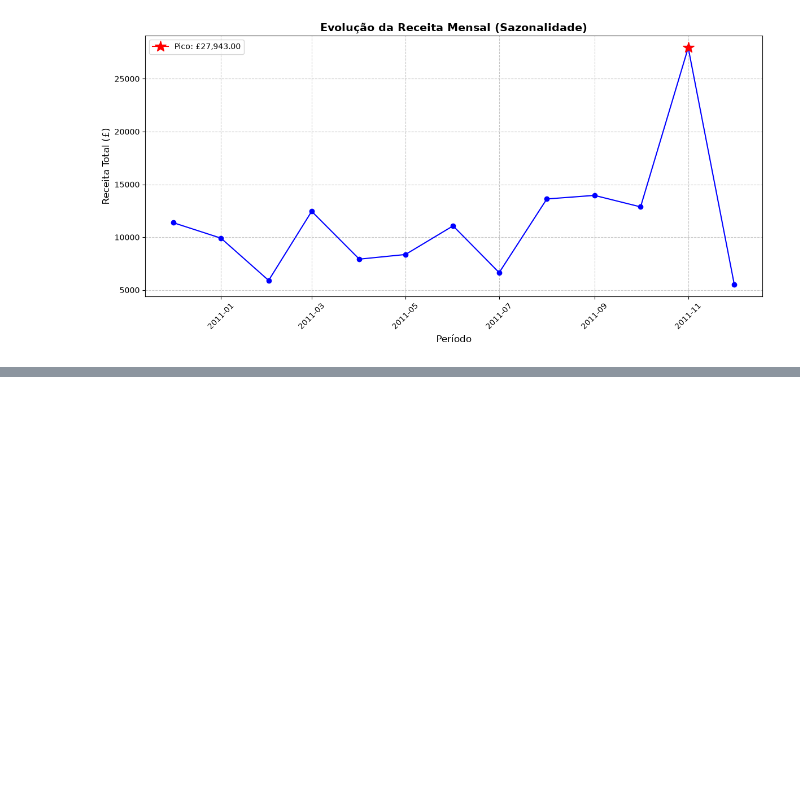
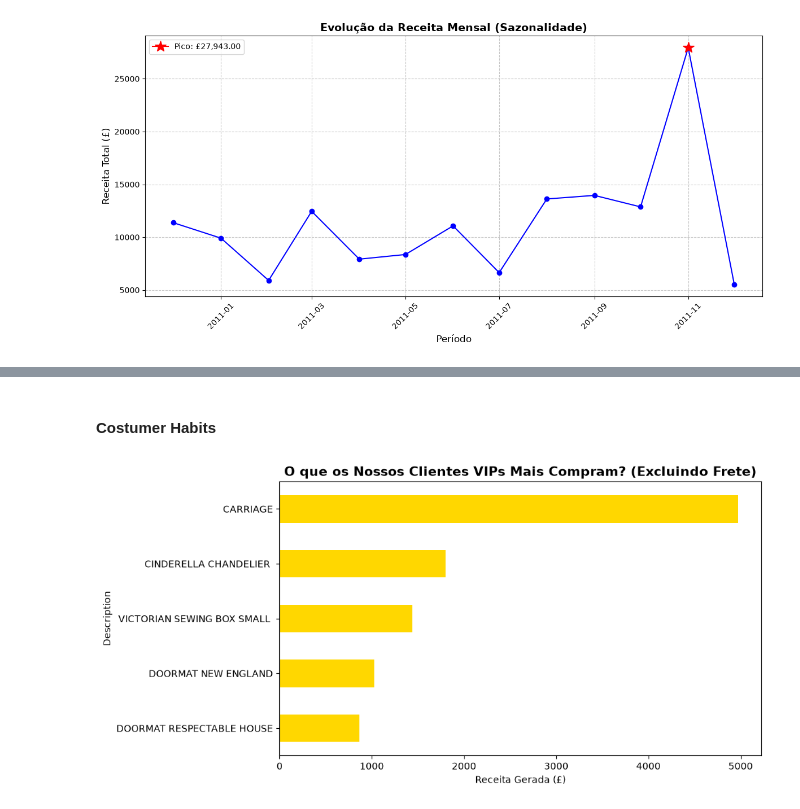
Before and after one commit to karolyne-ia-muniz/uk_retail_analysis, a Jupyter notebook: notebooks/01_eda.ipynb, the cells around one changed output, grey strips where cells are left out. Saved outputs shown, nothing was run; the diff lists cells and outputs as text; code cells hidden in the pictures; blank space fills up the shorter version.

```diff
--- a/notebooks/01_eda.ipynb
+++ b/notebooks/01_eda.ipynb
@@ -201,0 +236,41 @@ plt.show()
+# %% [markdown]
+#### Costumer Habits
+# %%
+# 1. Recriar a tabela RFM rapidamente para pegar os IDs dos Campeões
+df['InvoiceDate'] = pd.to_datetime(df['InvoiceDate'])
+df_clientes = df[df['CustomerID'].notna()].copy()
+data_ref = df_clientes['InvoiceDate'].max()
+
+rfm = df_clientes.groupby('CustomerID').agg({
+    'InvoiceDate': lambda x: (data_ref - x.max()).days,
+    'InvoiceNo': 'nunique',
+    'ReceitaTotal': 'sum'
+}).rename(columns={'InvoiceDate': 'Recencia', 'InvoiceNo': 'Frequencia', 'ReceitaTotal': 'Monetario'})
+
+rfm['Score_F'] = rfm['Frequencia'].rank(pct=True)
+rfm['Score_M'] = rfm['Monetario'].rank(pct=True)
+
+# Pegar apenas os IDs dos Campeões (Top 20% em F e M)
+ids_campeoes = rfm[(rfm['Score_F'] >= 0.8) & (rfm['Score_M'] >= 0.8)].index
+
+# 2. Filtrar o dataset original apenas para as compras desses Campeões
+compras_vips = df[df['CustomerID'].isin(ids_campeoes)]
+
+# 3. O PULO DO GATO: Remover 'POSTAGE' e outros itens que não são produtos físicos
+produtos_reais_vips = compras_vips[
+    ~compras_vips['Description'].isin(['POSTAGE', 'Discount', 'Manual', 'Adjust bad debt'])
+]
+
+# 4. Descobrir o que eles mais compram (por receita)
+top_produtos_vips = produtos_reais_vips.groupby('Description')['ReceitaTotal'].sum().sort_values(ascending=False).head(5)
+
+# 5. Plotar
+plt.figure(figsize=(10, 5))
+top_produtos_vips.plot(kind='barh', color='gold')
+plt.title('O que os Nossos Clientes VIPs Mais Compram? (Excluindo Frete)', fontsize=14, fontweight='bold')
+plt.xlabel('Receita Gerada (£)')
+plt.gca().invert_yaxis()
+plt.tight_layout()
+plt.show()
+# %% [output]
+[figure, added]
```
Also changed, not shown: parts of 4 cells of this notebook, 1 other file.
